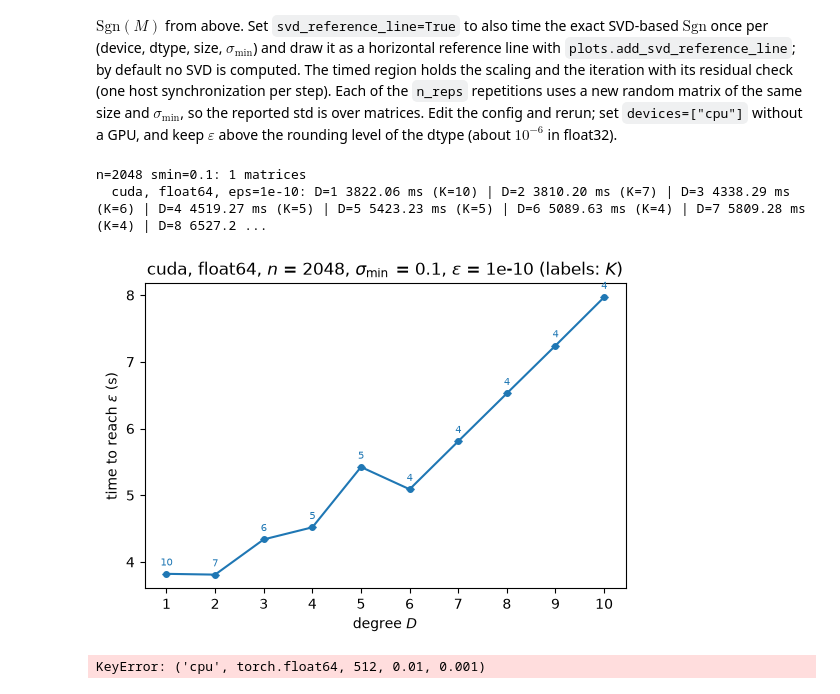
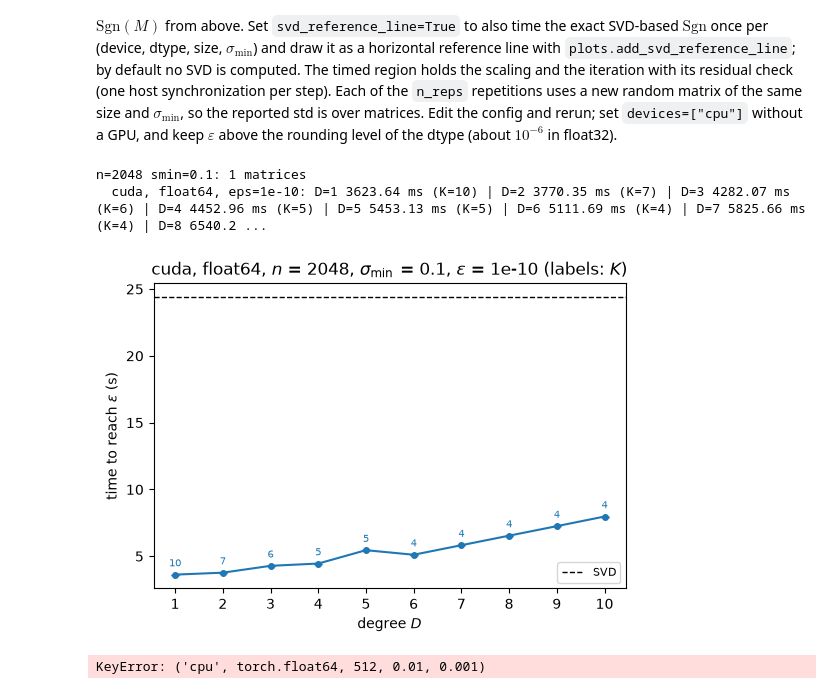
Before and after one commit to ElRiccio/code_stageM2, a Jupyter notebook: notebooks/exp5_time_to_accuracy.ipynb, the cells around one changed output. Drawn from its saved outputs; the diff is of its cells as text; code cells hidden in the pictures.

```diff
--- a/notebooks/exp5_time_to_accuracy.ipynb
+++ b/notebooks/exp5_time_to_accuracy.ipynb
@@ -18,18 +18,20 @@ cfg = TimeToAccuracyConfig(
     sizes=[2048], smins=[1e-1], degrees=[1,2,3,4,5,6,7,8,9,10],
     devices=["cuda"], dtypes=[torch.float64], eps=[1e-10],
     k_max=50, power_iters=10, power_margin=1.1, n_warmup=0, n_reps=1, cpu_threads=None, seed=1,
+    svd_reference_line=True,   # <- new
 )
 res = run_time_to_accuracy(cfg)
 # %% [output]
 n=2048 smin=0.1: 1 matrices
-  cuda, float64, eps=1e-10: D=1 3822.06 ms (K=10) | D=2 3810.20 ms (K=7) | D=3 4338.29 ms (K=6) | D=4 4519.27 ms (K=5) | D=5 5423.23 ms (K=5) | D=6 5089.63 ms (K=4) | D=7 5809.28 ms (K=4) | D=8 6527.2 ...
+  cuda, float64, eps=1e-10: D=1 3623.64 ms (K=10) | D=2 3770.35 ms (K=7) | D=3 4282.07 ms (K=6) | D=4 4452.96 ms (K=5) | D=5 5453.13 ms (K=5) | D=6 5111.69 ms (K=4) | D=7 5825.66 ms (K=4) | D=8 6540.2 ...
 # %%
-# One selection: time to reach eps against D, for a chosen device, precision, size and conditioning
 sel = dict(device="cuda", dtype=torch.float64, n=2048, smin=1e-1, eps=1e-10)
 ax = plots.plot_time_vs_degree(res, **sel)
+if cfg.svd_reference_line:
+    plots.add_svd_reference_line(ax, res, sel["device"], sel["dtype"], sel["n"], sel["smin"])  # <- new
 ax.figure.tight_layout()
 # %% [output]
-[figure, old version]
+[figure, new version]
 # %%
 # Precisions (or devices, sizes, ...) compared on one axis
 fig, ax = plt.subplots(figsize=(5.5, 4))
```
Also changed, not shown: 22 other files.
